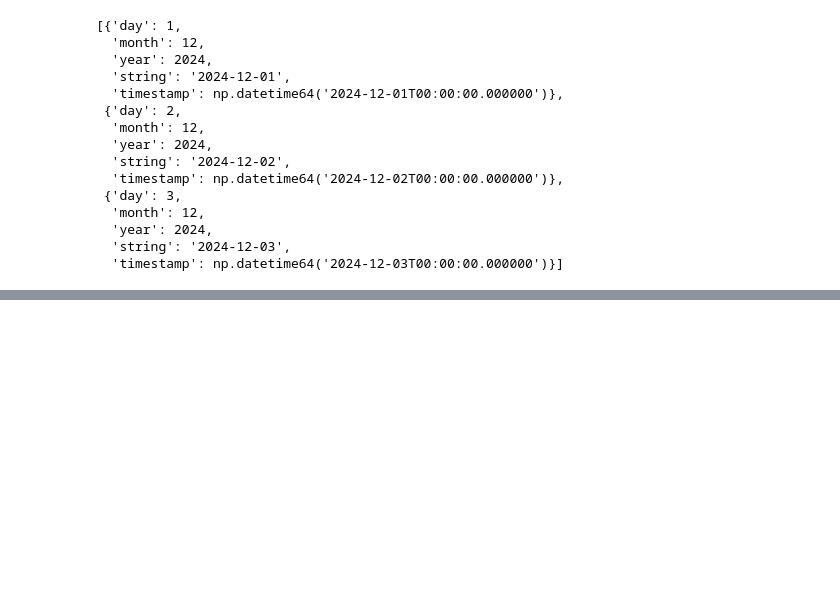
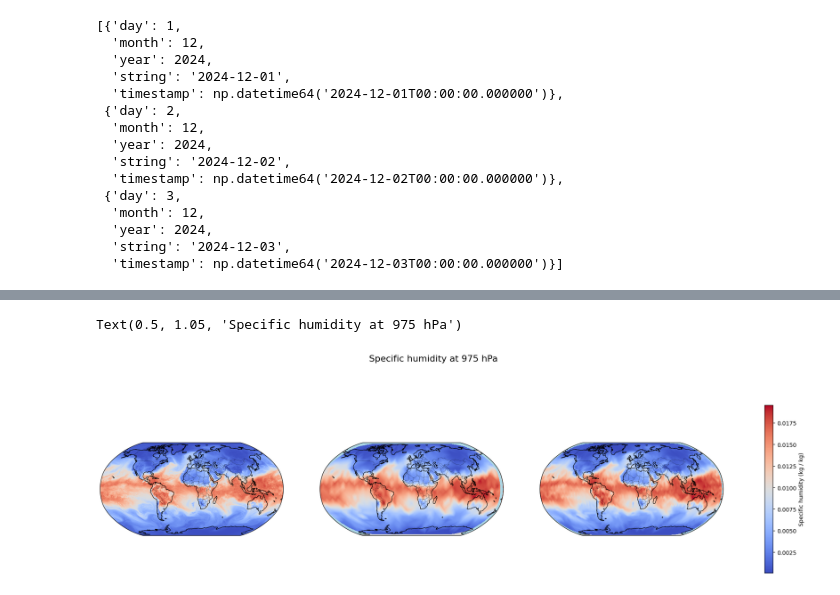
Before and after one commit to maschu09/earth-system-data-processing, a Jupyter notebook: data_access/load_and_process_era5.ipynb, the cells around one changed output, grey strips where cells are left out. Cells and saved outputs as stored; diff of their text form; code cells hidden in the pictures; blank space fills up the shorter version.

Commit message:
created script out of the notebook and added plots

```diff
--- a/data_access/load_and_process_era5.ipynb
+++ b/data_access/load_and_process_era5.ipynb
@@ -29,7 +31,7 @@ spacial_extend = 'global' #for a limited area provide an array of shape [north,
 
 data_format = {"format": 'netcdf', "file_ending": '.nc'} # Downstream Processing requires netcdf so only change this variable if you want to change the processing pipeline
 
-grid = ['0.25', '0.25'] # [res_long, res_lat] resolution of the grid for the download. The specified 0.25° are the default resolution for atmospheric data in the ERA5 Dataset
+grid_res = ['0.25', '0.25'] # [res_long, res_lat] resolution of the grid for the download. The specified 0.25° are the default resolution for atmospheric data in the ERA5 Dataset
 
 #====== storage config =======#
 collection_short_name='era5' #short name used for data_storage
@@ -124,7 +126,7 @@ for time_chunk in time_chunks:
             "day": time_chunk["day"],
             "time": temporal_extend["times"],
             "pressure_level": pressure_levels,
-            "grid": grid,
+            "grid": grid_res,
             "area": spacial_extend,
            "data_format": data_format["format"],
         }, complete_path)
@@ -141,7 +143,7 @@ for time_chunk in time_chunks:
         if zarr_root is not None and group_path in zarr_root.group_keys():
             ds_existing = xr.open_zarr(zarr_path, group=group_path)
 
-        dimension_exists = ds_existing is not None and zarr_append_dim in ds_existing.dim and ds_existing.sizes[zarr_append_dim] > 0
+        dimension_exists = ds_existing is not None and zarr_append_dim in ds_existing.dims and ds_existing.sizes[zarr_append_dim] > 0
 
         if (
             dimension_exists
@@ -200,0 +221,58 @@ Processing of era5_2024-12-03 completed.
+# %%
+%matplotlib inline
+# and produce a simple plot of the 1000 hPa temperature field
+
+
+# Select data for pressure level 1000 hPa (index 0, since pressure_level[0] = 1000.0)
+# and valid_time on April 3, 2021 at 00:00
+dates=['2024-12-01T00:00:00', '2024-12-01T00:00:00']
+timestamp=dates[0]
+file_name = f'{collection_short_name}_{timestamp.split("T")[0]}'
+path = complete_path = storage_path + unprocessed_path + file_name + data_format["file_ending"]
+
+ds_unprocessed = xr.open_dataset(complete_path)
+ds_processed_0 = xr.open_zarr(zarr_path, group=hp_grids[0]["name"])
+ds_processed_1 = xr.open_zarr(zarr_path, group=hp_grids[1]["name"])
+
+a_unprocessed = ds_unprocessed['q'].sel(pressure_level=975, valid_time=ds_unprocessed['valid_time'][0])
+a_processed_0 = pix_to_grid_interp(ds_processed_0['q'].sel(level=975,time=timestamp))
+a_processed_1 = pix_to_grid_interp(ds_processed_1['q'].sel(level=975,time=timestamp))
+
+t_data = [a_unprocessed, a_processed_0, a_processed_1]
+
+# Create the plot with Robinson projection
+fig, ax = plt.subplots(ncols=3, figsize=(22, 6), subplot_kw={"projection": ccrs.Robinson()})
+
+mappable = None
+
+for i in range(3):
+    # Plot the temperature field
+    mappable = t_data[i].plot(
+        ax=ax[i],
+        transform=ccrs.PlateCarree(),  # Data is in PlateCarree (lon/lat)
+        cmap='coolwarm',
+        add_colorbar=False,
+        add_labels=False  # Avoid duplicate labels
+    )
+
+    # Add coastlines and country borders
+    ax[i].add_feature(cfeature.COASTLINE, linewidth=0.8)
+    ax[i].add_feature(cfeature.BORDERS, linewidth=0.5, linestyle=':')
+    ax[i].add_feature(cfeature.LAND, color='lightgray')
+    ax[i].add_feature(cfeature.OCEAN, color='lightblue')
+
+    # add one colorbar for all plots
+cbar = fig.colorbar(
+    mappable,
+    ax=ax,
+    orientation="vertical",
+    fraction=0.035,  # thinner bar
+    pad=0.06,        # <-- key: push it away from the plots
+    shrink=0.9
+)
+cbar.set_label("Specific humidity (kg / kg)")
+fig.suptitle("Specific humidity at 975 hPa", fontsize=16, y=1.05)
+# Improve layout
+# %% [output]
+Text(0.5, 1.05, 'Specific humidity at 975 hPa')
+[figure, added]
```
Also changed, not shown: parts of 3 cells of this notebook, 1 other file.
